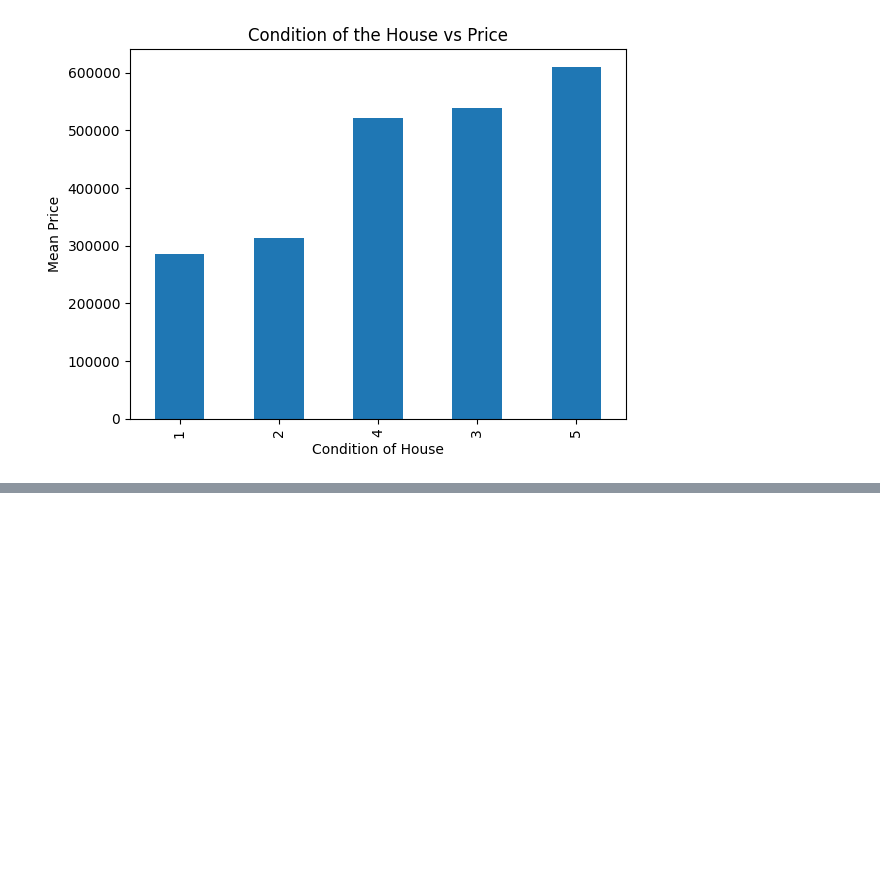
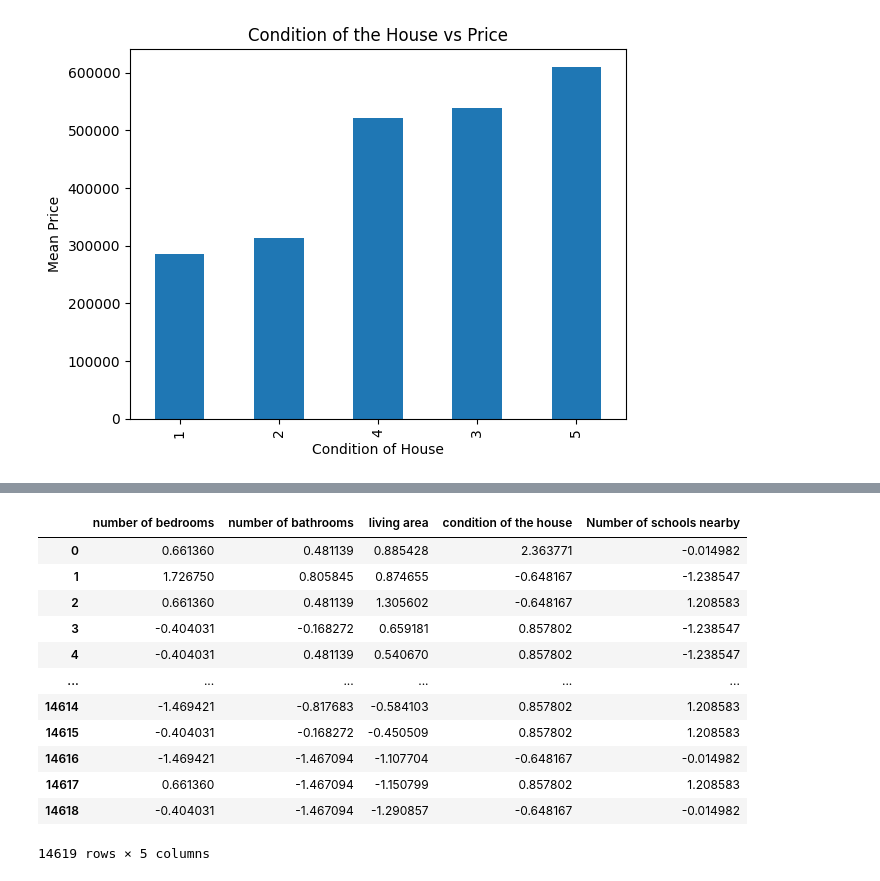
Before and after one commit to chaudharijay/House-Price-Predictions, a Jupyter notebook: model.ipynb, the cells around one changed output, grey strips where cells are left out. Drawn from its saved outputs; the diff is of its cells as text; code cells hidden in the pictures; blank space fills up the shorter version.

```diff
--- a/model.ipynb
+++ b/model.ipynb
@@ -155,0 +202,23 @@ Text(0.5, 0, 'Condition of House')
+# %%
+from sklearn.preprocessing import StandardScaler
+ss = StandardScaler()
+
+ss.fit(x)
+scaled_x = ss.fit_transform(x)
+
+X = pd.DataFrame(scaled_x, columns=x.columns)
+X
+# %% [output]
+|  | number of bedrooms | number of bathrooms | living area | condition of the house | Number of schools nearby |
+| 0 | 0.661360 | 0.481139 | 0.885428 | 2.363771 | -0.014982 |
+| 1 | 1.726750 | 0.805845 | 0.874655 | -0.648167 | -1.238547 |
+| 2 | 0.661360 | 0.481139 | 1.305602 | -0.648167 | 1.208583 |
+| 3 | -0.404031 | -0.168272 | 0.659181 | 0.857802 | -1.238547 |
+| 4 | -0.404031 | 0.481139 | 0.540670 | 0.857802 | -1.238547 |
+| ... | ... | ... | ... | ... | ... |
+| 14614 | -1.469421 | -0.817683 | -0.584103 | 0.857802 | 1.208583 |
+| 14615 | -0.404031 | -0.168272 | -0.450509 | 0.857802 | 1.208583 |
+| 14616 | -1.469421 | -1.467094 | -1.107704 | -0.648167 | -0.014982 |
+| 14617 | 0.661360 | -1.467094 | -1.150799 | 0.857802 | 1.208583 |
+| 14618 | -0.404031 | -1.467094 | -1.290857 | -0.648167 | -0.014982 |
+14619 rows × 5 columns
```
Also changed, not shown: parts of 6 cells of this notebook.
